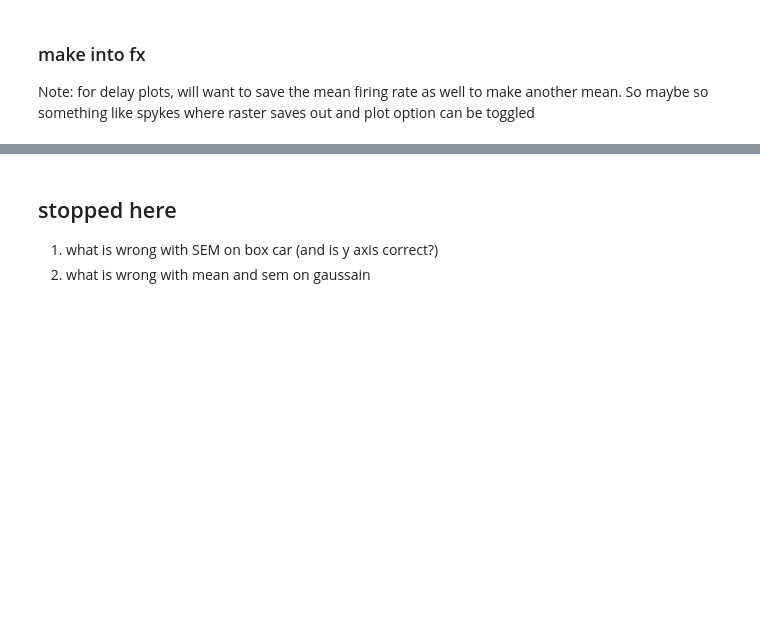
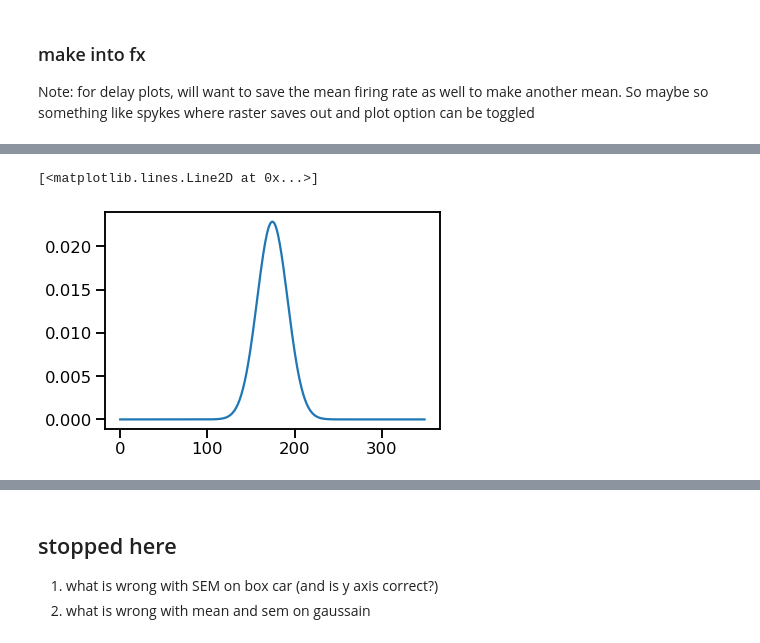
Before and after one commit to Brody-Lab/jbreda_PWM_mPFC_analysis, a Jupyter notebook: event_centering.ipynb, the cells around one changed output, grey strips where cells are left out. Cells and saved outputs as stored; diff of their text form; code cells hidden in the pictures; blank space fills up the shorter version.

```diff
--- a/event_centering.ipynb
+++ b/event_centering.ipynb
@@ -168,0 +178,8 @@ all
+# %%
+mu = 0
+sigma = .5
+x = np.linspace(-5,5, 350)
+plt.plot(make_gaussian_kernal(x,mu,sigma))
+# %% [output]
+[<matplotlib.lines.Line2D at 0x...>]
+[figure, added]
```
Also changed, not shown: parts of 9 cells of this notebook, 1 other file.
